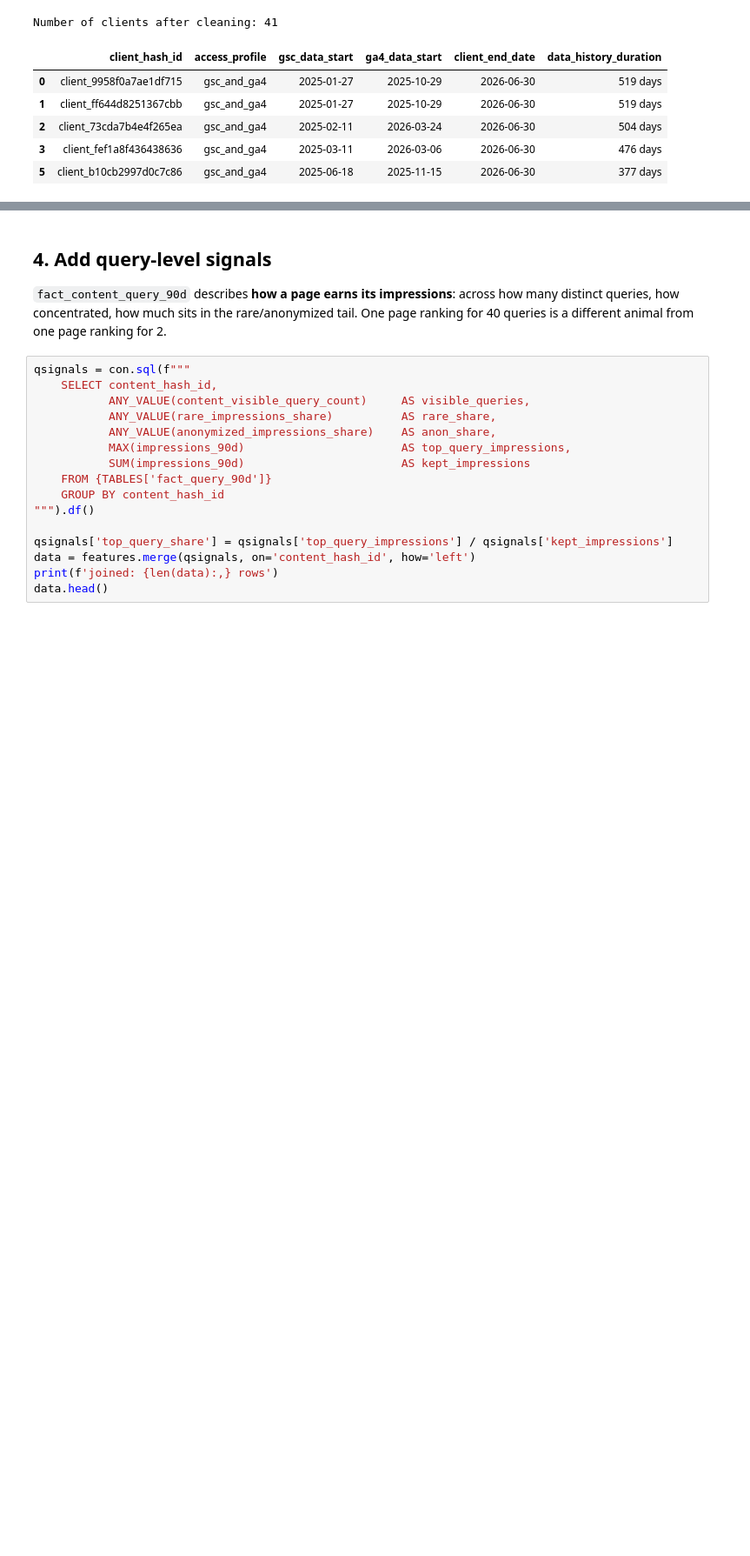
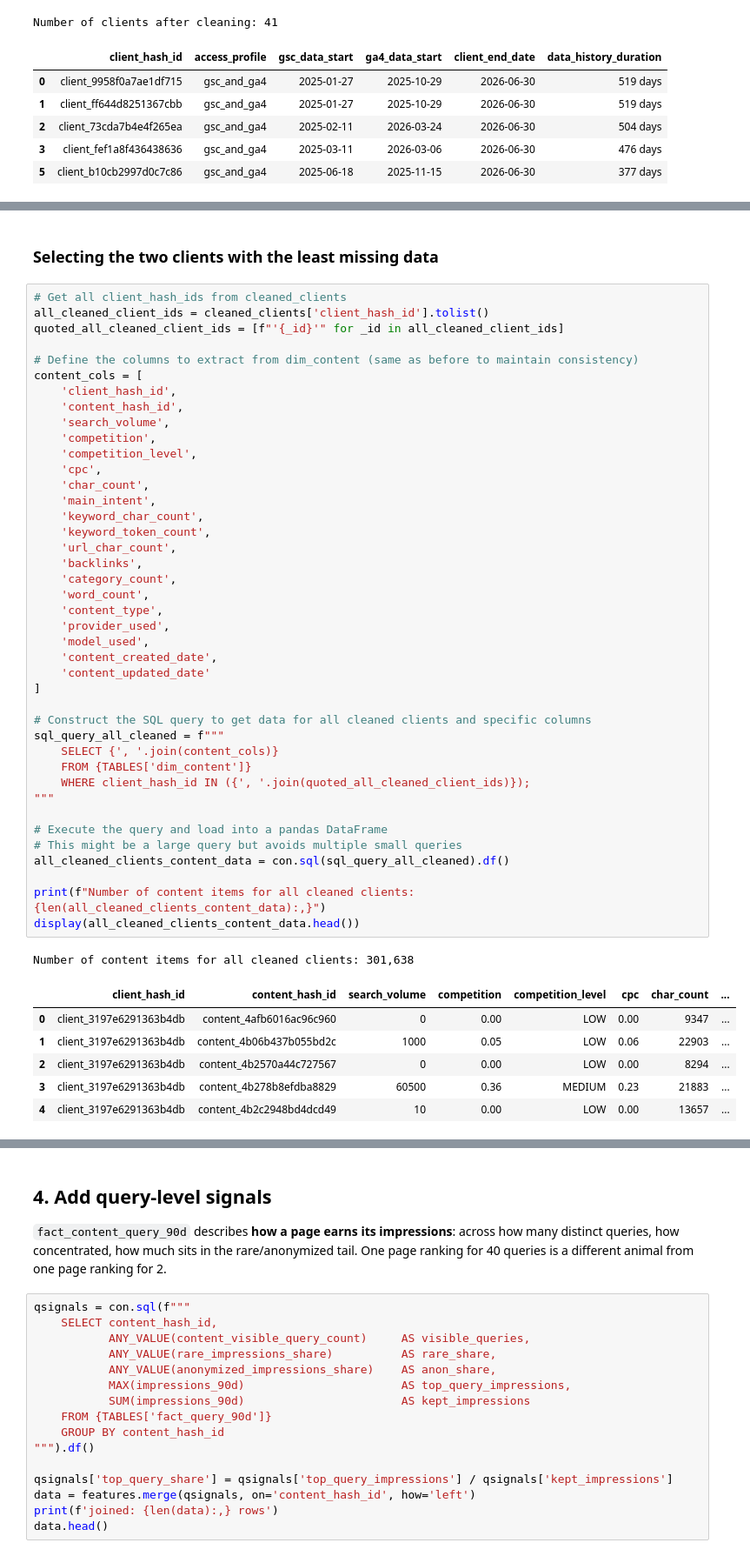
Before and after one commit to fareehaikram93/assignment1-intern, a Jupyter notebook: notebooks/03_working_with_the_full_release.ipynb, the cells around one changed output, grey strips where cells are left out. Shown at 87% size. Cells and saved outputs as stored; diff of their text form; blank space fills up the shorter version.

```diff
--- a/notebooks/03_working_with_the_full_release.ipynb
+++ b/notebooks/03_working_with_the_full_release.ipynb
@@ -221,0 +424,51 @@ Filtering fact_daily for client: client_9958f0a7ae1df715
+# %% [markdown]
+### Selecting the two clients with the least missing data
+# %%
+# Get all client_hash_ids from cleaned_clients
+all_cleaned_client_ids = cleaned_clients['client_hash_id'].tolist()
+quoted_all_cleaned_client_ids = [f"'{_id}'" for _id in all_cleaned_client_ids]
+
+# Define the columns to extract from dim_content (same as before to maintain consistency)
+content_cols = [
+    'client_hash_id',
+    'content_hash_id',
+    'search_volume',
+    'competition',
+    'competition_level',
+    'cpc',
+    'char_count',
+    'main_intent',
+    'keyword_char_count',
+    'keyword_token_count',
+    'url_char_count',
+    'backlinks',
+    'category_count',
+    'word_count',
+    'content_type',
+    'provider_used',
+    'model_used',
+    'content_created_date',
+    'content_updated_date'
+]
+
+# Construct the SQL query to get data for all cleaned clients and specific columns
+sql_query_all_cleaned = f"""
+    SELECT {', '.join(content_cols)}
+    FROM {TABLES['dim_content']}
+    WHERE client_hash_id IN ({', '.join(quoted_all_cleaned_client_ids)});
+"""
+
+# Execute the query and load into a pandas DataFrame
+# This might be a large query but avoids multiple small queries
+all_cleaned_clients_content_data = con.sql(sql_query_all_cleaned).df()
+
+print(f"Number of content items for all cleaned clients: {len(all_cleaned_clients_content_data):,}")
+display(all_cleaned_clients_content_data.head())
+# %% [output]
+Number of content items for all cleaned clients: 301,638
+|  | client_hash_id | content_hash_id | search_volume | competition | competition_level | cpc | char_count | ... |
+| 0 | client_3197e6291363b4db | content_4afb6016ac96c960 | 0 | 0.00 | LOW | 0.00 | 9347 | ... |
+| 1 | client_3197e6291363b4db | content_4b06b437b055bd2c | 1000 | 0.05 | LOW | 0.06 | 22903 | ... |
+| 2 | client_3197e6291363b4db | content_4b2570a44c727567 | 0 | 0.00 | LOW | 0.00 | 8294 | ... |
+| 3 | client_3197e6291363b4db | content_4b278b8efdba8829 | 60500 | 0.36 | MEDIUM | 0.23 | 21883 | ... |
+| 4 | client_3197e6291363b4db | content_4b2c2948bd4dcd49 | 10 | 0.00 | LOW | 0.00 | 13657 | ... |
```
Also changed, not shown: parts of 11 cells of this notebook.
